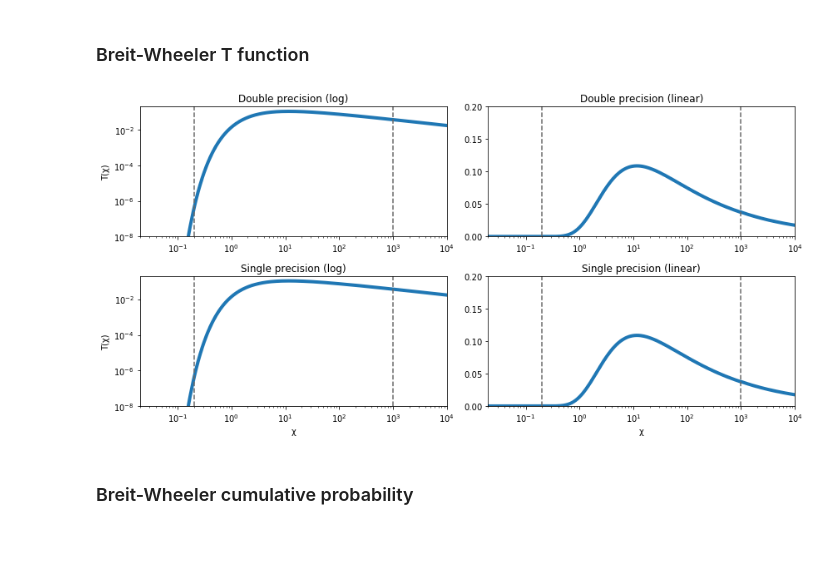
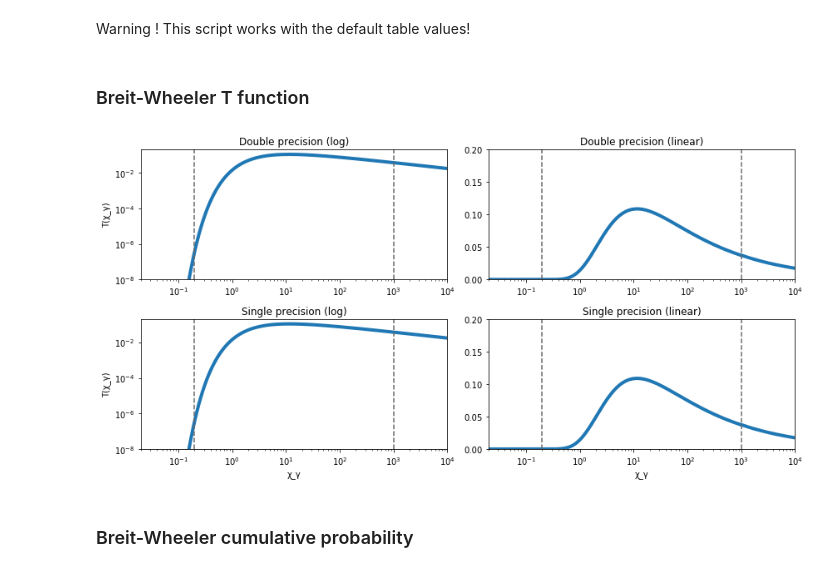
Before and after one commit to ECP-WarpX/picsar, a Jupyter notebook: src/multi_physics/QED_table_generator/table_inspector.ipynb, the cells around one changed output. Cells and saved outputs as stored; diff of their text form; code cells hidden in the pictures; blank space fills up the shorter version.

Commit message:
fixed table generator and updated table inspector

```diff
--- a/src/multi_physics/QED_table_generator/table_inspector.ipynb
+++ b/src/multi_physics/QED_table_generator/table_inspector.ipynb
@@ -2,6 +2,8 @@
 import numpy as np
 import matplotlib.pyplot as plt
 from matplotlib.colors import LogNorm
+# %% [markdown]
+Warning ! This script works with the default table values!
 # %% [markdown]
 ### Breit-Wheeler T function
 # %%
@@ -10,41 +12,41 @@ T_s = np.genfromtxt("bw_dndt_f.csv", delimiter=',')
 
 fig, axs = plt.subplots(2, 2, figsize=(12,6))
 
-axs[1][0].set_xlabel("χ")
-axs[1][1].set_xlabel("χ")
-axs[0][0].set_ylabel("T(χ)")
-axs[1][0].set_ylabel("T(χ)")
+axs[1][0].set_xlabel("χ_γ")
+axs[1][1].set_xlabel("χ_γ")
+axs[0][0].set_ylabel("T(χ_γ)")
+axs[1][0].set_ylabel("T(χ_γ)")
 
 axs[0][0].loglog(T_d[:,0], T_d[:,1], linewidth=4)
 axs[0][0].set_ylim(1e-8,2e-1)
 axs[0][0].set_xlim(2e-2,1e4)
 axs[0][0].set_title("Double precision (log)")
 axs[0][0].axvline(x=2e-1,linestyle='dashed',color="dimgray")
 axs[0][0].axvline(x=1e3,linestyle='dashed',color="dimgray")
 
 axs[0][1].semilogx(T_d[:,0], T_d[:,1], linewidth=4)
 axs[0][1].set_ylim(0,2e-1)
 axs[0][1].set_xlim(2e-2,1e4)
 axs[0][1].set_title("Double precision (linear)")
 axs[0][1].axvline(x=2e-1,linestyle='dashed',color="dimgray")
 axs[0][1].axvline(x=1e3,linestyle='dashed',color="dimgray")
 
 axs[1][0].loglog(T_s[:,0], T_s[:,1], linewidth=4)
 axs[1][0].set_ylim(1e-8,2e-1)
 axs[1][0].set_xlim(2e-2,1e4)
 axs[1][0].set_title("Single precision (log)")
 axs[1][0].axvline(x=2e-1,linestyle='dashed',color="dimgray")
 axs[1][0].axvline(x=1e3,linestyle='dashed',color="dimgray")
 
 axs[1][1].semilogx(T_s[:,0], T_s[:,1], linewidth=4)
 axs[1][1].set_ylim(0,2e-1)
 axs[1][1].set_xlim(2e-2,1e4)
 axs[1][1].set_title("Single precision (linear)")
 axs[1][1].axvline(x=2e-1,linestyle='dashed',color="dimgray")
 axs[1][1].axvline(x=1e3,linestyle='dashed',color="dimgray")
 
 plt.tight_layout()
 # %% [output]
-[figure, old version]
+[figure, new version]
 # %% [markdown]
 ### Breit-Wheeler cumulative probability
```
Also changed, not shown: parts of 1 cell of this notebook, 1 other file.
